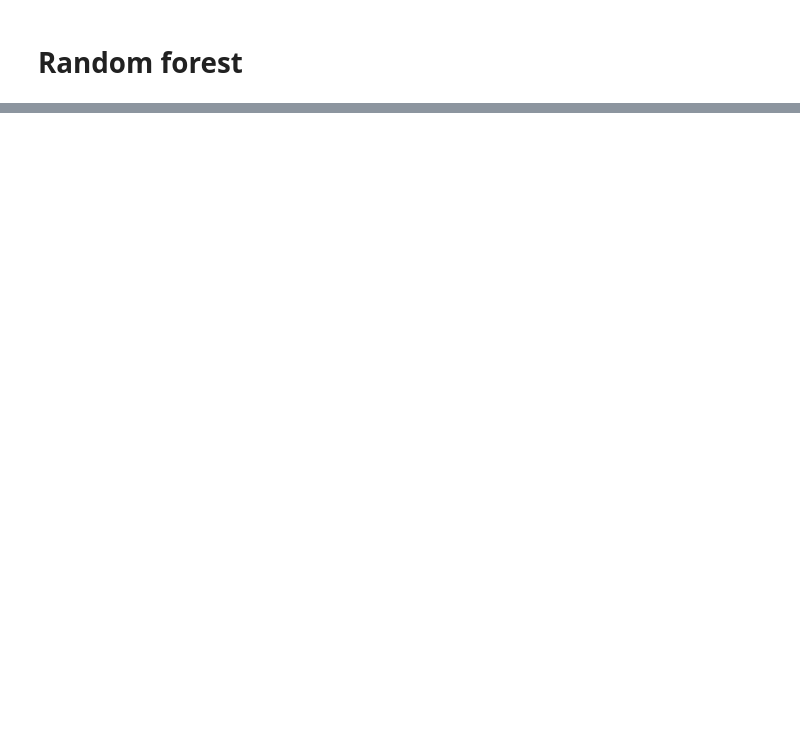
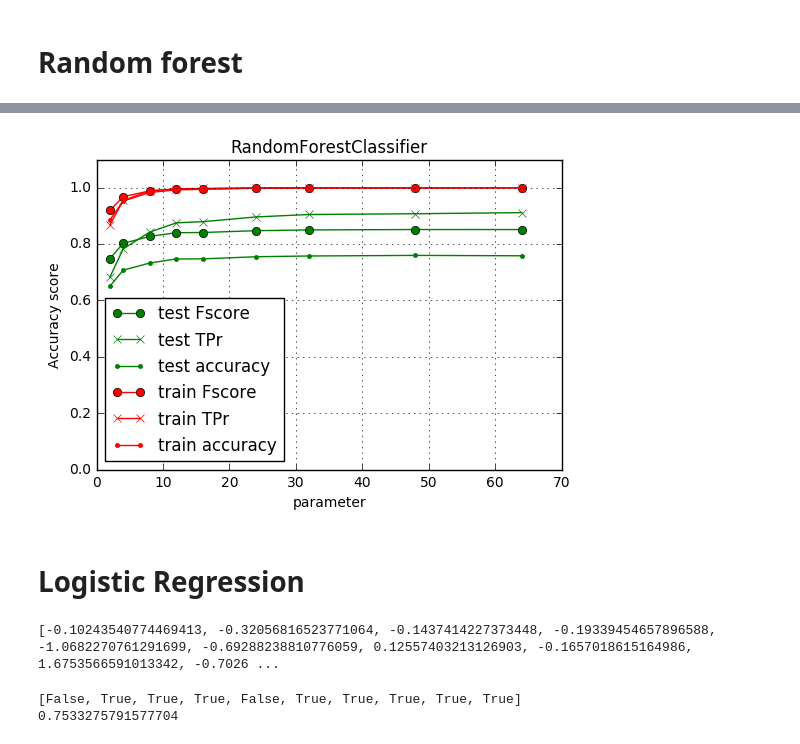
Before and after one commit to lfaucon/ada-project, a Jupyter notebook: Main_Spark.ipynb, the cells around one changed output, grey strips where cells are left out. Saved outputs shown, nothing was run; the diff lists cells and outputs as text; code cells hidden in the pictures; blank space fills up the shorter version.

```diff
--- a/Main_Spark.ipynb
+++ b/Main_Spark.ipynb
@@ -636,0 +649,2 @@ print(rdd.filter(lambda x: x['lastProblemGrade']<10).count())
+# %%
+parameters = [2,4,8,12,16,24,32,48,64]
@@ -636,0 +682,17 @@ print(rdd.filter(lambda x: x['lastProblemGrade']<10).count())
+# %%
+trainScores = []
+testScores = []
+for param in parameters:
+    (Xtrain,Ytrain,Xtest,Ytest) = getSplit(dataRF,labelsRF,0.8)
+    clf = RandomForestClassifier(n_estimators=param,class_weight='balanced_subsample')
+    clf.fit(Xtrain,Ytrain)
+
+    testScore = computeScores(clf.predict(Xtest),Ytest)
+    trainScore = computeScores(clf.predict(Xtrain),Ytrain)
+
+    print(testScore)
+    print(computeScores([True for _ in Ytest],Ytest))
+    print()
+
+    trainScores.append(trainScore)
+    testScores.append(testScore)
@@ -636,0 +717,4 @@ print(rdd.filter(lambda x: x['lastProblemGrade']<10).count())
+# %%
+dfTestScores = pd.DataFrame(testScores)
+dfTrainScores = pd.DataFrame(trainScores)
+dfTestScores.head()
@@ -636,0 +745,50 @@ print(rdd.filter(lambda x: x['lastProblemGrade']<10).count())
+# %%
+f, ax = plt.subplots(1)
+plt.title("RandomForestClassifier")
+plt.xlabel("parameter")
+plt.ylabel("Accuracy score")
+plt.grid()
+ax.set_ylim(ymin=0,ymax=1.1)
+plt.plot(parameters, dfTestScores.Fscore, 'o-', color="g", label="test Fscore")
+plt.plot(parameters, dfTestScores.TPr, 'x-', color="g", label="test TPr")
+plt.plot(parameters, dfTestScores.accuracy, '.-', color="g", label="test accuracy")
+
+plt.plot(parameters, dfTrainScores.Fscore, 'o-', color="r", label="train Fscore")
+plt.plot(parameters, dfTrainScores.TPr, 'x-', color="r", label="train TPr")
+plt.plot(parameters, dfTrainScores.accuracy, '.-', color="r", label="train accuracy")
+
+plt.legend(loc="best")
+
+plt.show()
+# %% [output]
+[figure, added]
+# %% [markdown]
+# Logistic Regression
+# %%
+LR_FEATURES = [f for f in FEATURES if not f in [
+    'lastProblemGrade',
+    'percentageImprovedBetweenFirstAndLastProblem',
+    #'firstProblemGrade',
+    'increaseGradeFromFirstToLastProblem',
+    ''
+]]
+
+dataLR = (rdd_pattern_features
+    .filter(lambda x: x[2]['totalNumberOfProblemSubmissions']>1 and x[2]['firstProblemGrade']<10)
+    .map(lambda x: [(x[2][feature]-FEATURE_AVG[feature])/FEATURE_STD[feature] for feature in LR_FEATURES])
+).collect()
+
+print(dataLR[0])
+# %% [output]
+[-0.10243540774469413, -0.32056816523771064, -0.1437414227373448, -0.19339454657896588, -1.0682270761291699, -0.69288238810776059, 0.12557403213126903, -0.1657018615164986, 1.6753566591013342, -0.7026 ...
+# %%
+labelsRF = (rdd_pattern_features
+    .filter(lambda x: x[2]['totalNumberOfProblemSubmissions']>1 and x[2]['firstProblemGrade']<10)
+    .map(lambda x: x[2]['lastProblemGrade']==10.)
+).collect()
+
+print(labelsRF[:10])
+print(sum(labelsRF)/len(labelsRF))
+# %% [output]
+[False, True, True, True, False, True, True, True, True, True]
+0.7533275791577704
```
Also changed, not shown: parts of 25 cells of this notebook.
